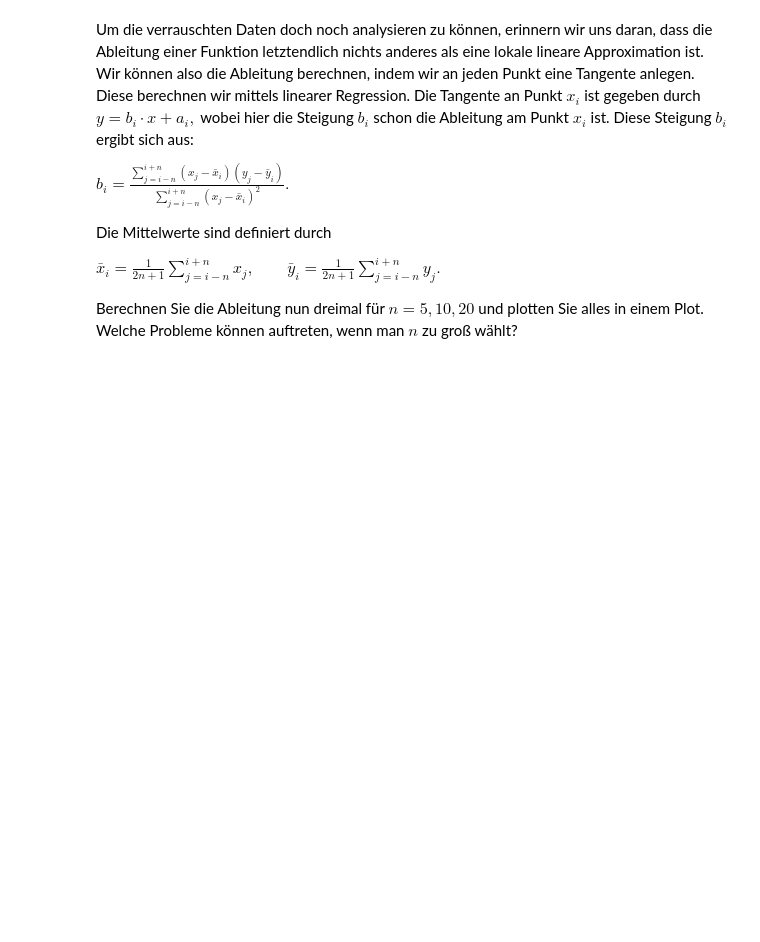
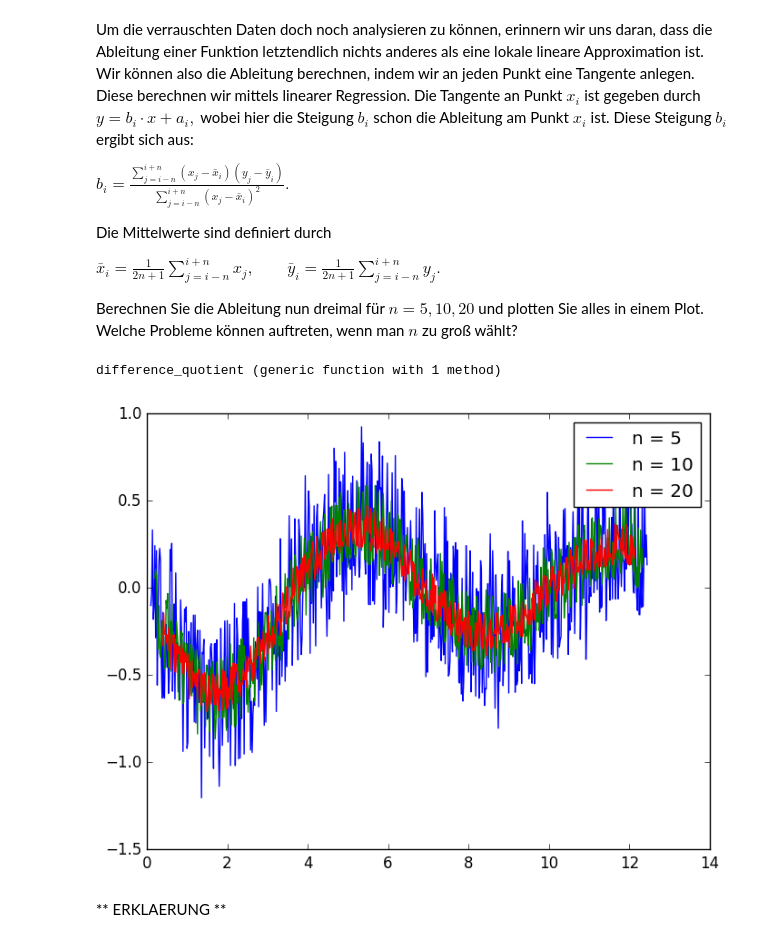
Before and after one commit to ofilla/compphys2016, a Jupyter notebook: actual/03_rauschmittel.ipynb, the cells around one changed output. Cells and saved outputs as stored; diff of their text form; code cells hidden in the pictures; blank space fills up the shorter version.

```diff
--- a/actual/03_rauschmittel.ipynb
+++ b/actual/03_rauschmittel.ipynb
@@ -108,0 +100,39 @@ end
+# %%
+# x,y Daten als Argumente wie zuvor, nun zusaetzlich die Ordnung n
+function difference_quotient(xs, ys, n)
+    x_values  = []
+    quotients = []
+
+    for i in n+1:length(xs)-(n+1)
+        # get mean value
+        x_bar = sum(collect(xs[i-n:i+n]))/(2n+1)
+        y_bar = sum(collect(ys[i-n:i+n]))/(2n+1)
+
+        # sum up numerator and denominator
+        num = 0
+        den = 0
+        for j in i-n:i+n
+            num = (xs[j]-x_bar)*(ys[j]-y_bar)
+            den = (xs[j]-x_bar)^2
+        end
+
+        push!(quotients, num/den)
+        push!(x_values, xs[i])
+    end
+
+    return (x_values, quotients)
+end
+# %% [output]
+difference_quotient (generic function with 1 method)
+# %%
+figure()
+for n in [5, 10, 20]
+    values = difference_quotient(x_values_2, y_values_2, n)
+    plot(values[1], values[2], label="n = $n")
+end
+legend()
+;
+# %% [output]
+[figure, added]
+# %% [markdown]
+** ERKLAERUNG **
```
Also changed, not shown: parts of 9 cells of this notebook.
